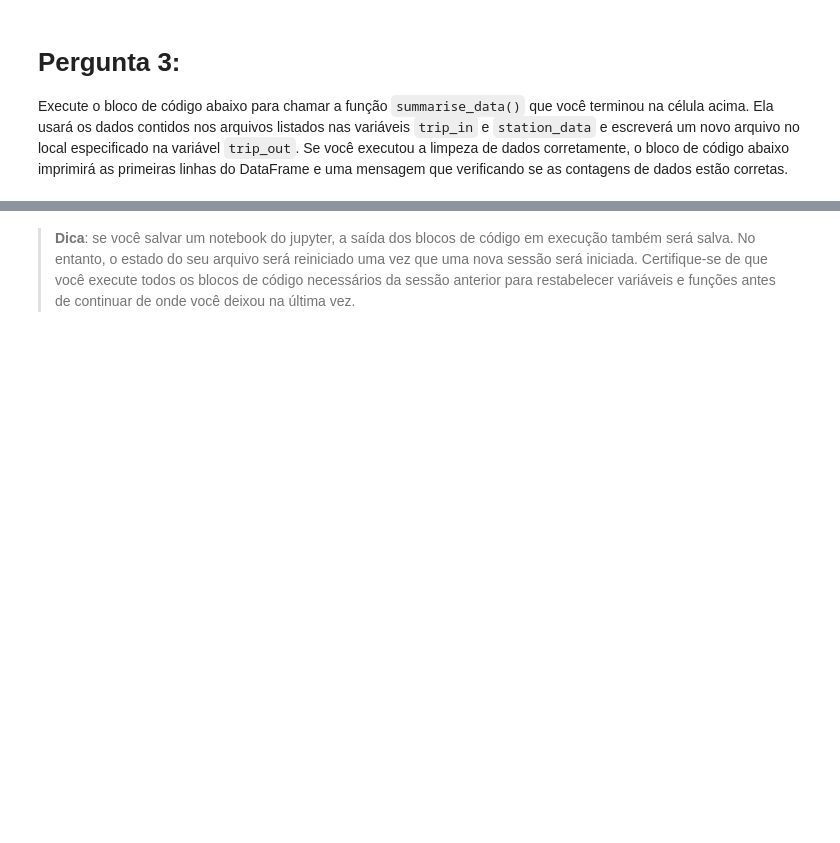
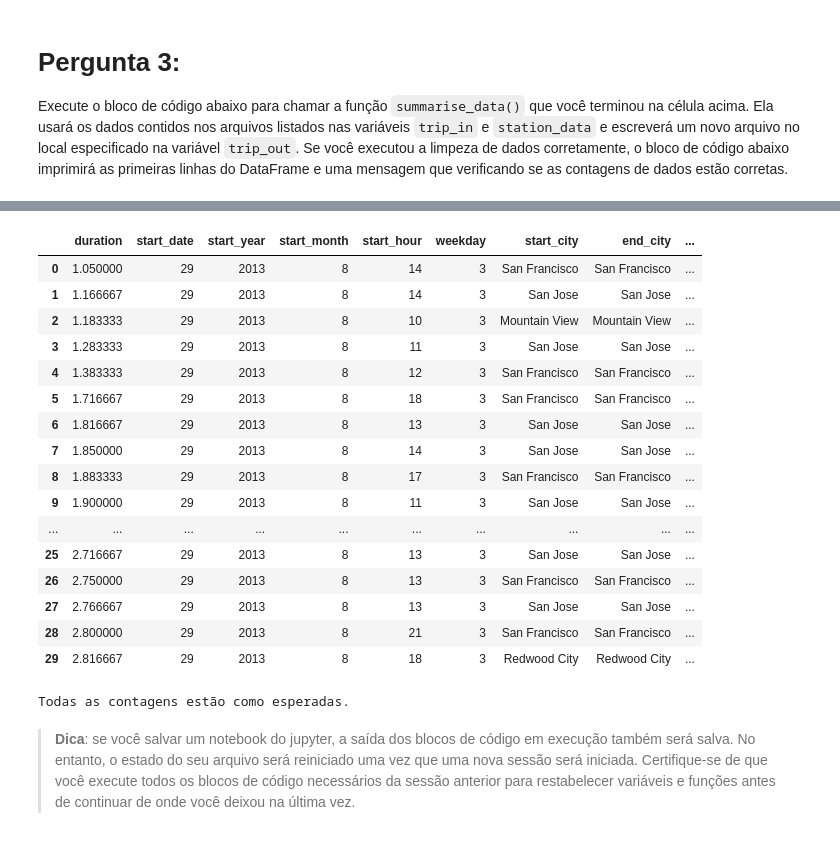
Before and after one commit to tiago-ferreira/data-science-foundation-one, a Jupyter notebook: weekFour/Analise_Bay_Area_Bike_Share-NDFDSI.ipynb, the cells around one changed output, grey strips where cells are left out. Saved outputs shown, nothing was run; the diff lists cells and outputs as text; code cells hidden in the pictures; blank space fills up the shorter version.

```diff
--- a/weekFour/Analise_Bay_Area_Bike_Share-NDFDSI.ipynb
+++ b/weekFour/Analise_Bay_Area_Bike_Share-NDFDSI.ipynb
@@ -278,12 +296,32 @@ NameError: global name 'create_station_mapping' is not defined
 # %%
 # Carregue os dados novamente mostrando os dados
 ## TODO: Complete o código para leitura dos dados no arquivo criado na função acima
-sample_data = ___
-display(sample_data.head())
+sample_data = pd.read_csv('201309_trip_summary.csv')
+display(sample_data.head(30))
+# %% [output]
+|  | duration | start_date | start_year | start_month | start_hour | weekday | start_city | end_city | ... |
+| 0 | 1.050000 | 29 | 2013 | 8 | 14 | 3 | San Francisco | San Francisco | ... |
+| 1 | 1.166667 | 29 | 2013 | 8 | 14 | 3 | San Jose | San Jose | ... |
+| 2 | 1.183333 | 29 | 2013 | 8 | 10 | 3 | Mountain View | Mountain View | ... |
+| 3 | 1.283333 | 29 | 2013 | 8 | 11 | 3 | San Jose | San Jose | ... |
+| 4 | 1.383333 | 29 | 2013 | 8 | 12 | 3 | San Francisco | San Francisco | ... |
+| 5 | 1.716667 | 29 | 2013 | 8 | 18 | 3 | San Francisco | San Francisco | ... |
+| 6 | 1.816667 | 29 | 2013 | 8 | 13 | 3 | San Jose | San Jose | ... |
+| 7 | 1.850000 | 29 | 2013 | 8 | 14 | 3 | San Jose | San Jose | ... |
+| 8 | 1.883333 | 29 | 2013 | 8 | 17 | 3 | San Francisco | San Francisco | ... |
+| 9 | 1.900000 | 29 | 2013 | 8 | 11 | 3 | San Jose | San Jose | ... |
+| ... | ... | ... | ... | ... | ... | ... | ... | ... | ... |
+| 25 | 2.716667 | 29 | 2013 | 8 | 13 | 3 | San Jose | San Jose | ... |
+| 26 | 2.750000 | 29 | 2013 | 8 | 13 | 3 | San Francisco | San Francisco | ... |
+| 27 | 2.766667 | 29 | 2013 | 8 | 13 | 3 | San Jose | San Jose | ... |
+| 28 | 2.800000 | 29 | 2013 | 8 | 21 | 3 | San Francisco | San Francisco | ... |
+| 29 | 2.816667 | 29 | 2013 | 8 | 18 | 3 | Redwood City | Redwood City | ... |
 # %%
 # Verifica o DataFrame contando o número de pontos de dados com as características de
 # tempo corretas.
 question_3(sample_data)
+# %% [output]
+Todas as contagens estão como esperadas.
 # %% [markdown]
 > **Dica**: se você salvar um notebook do jupyter, a saída dos blocos de código em execução também será salva. No entanto, o estado do seu arquivo será reiniciado uma vez que uma nova sessão será iniciada. Certifique-se de que você execute todos os blocos de código necessários da sessão anterior para restabelecer variáveis e funções antes de continuar de onde você deixou na última vez.
 # %% [markdown]
```
Also changed, not shown: parts of 4 cells of this notebook, 1 other file.
